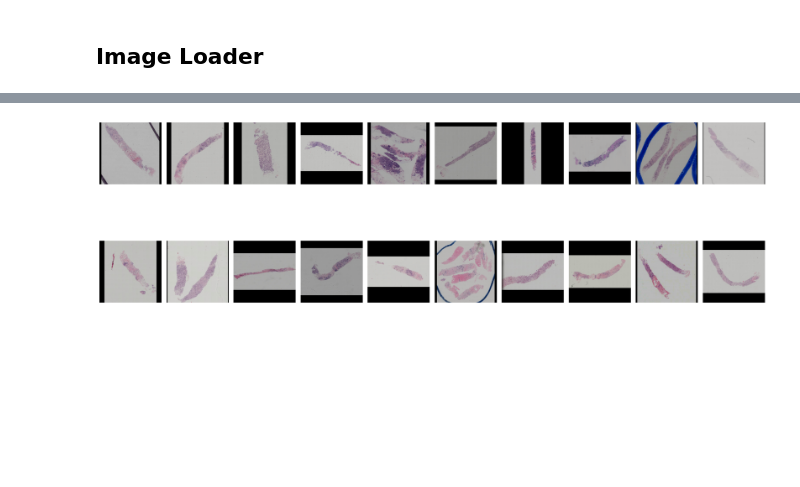
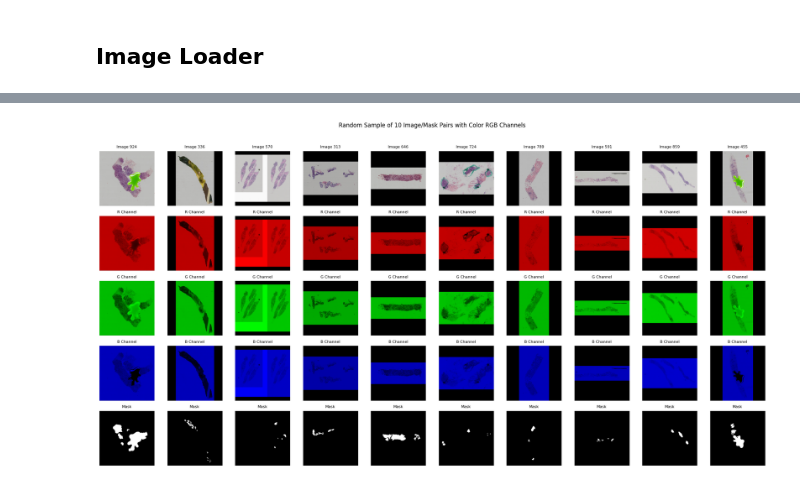
Before and after one commit to jonelrelucio/AN2DL-2025, a Jupyter notebook: challenge2/challenge2.ipynb, the cells around one changed output, grey strips where cells are left out. Drawn from its saved outputs; the diff is of its cells as text; code cells hidden in the pictures; blank space fills up the shorter version.

Commit message:
Plots RGB and mask channels

```diff
--- a/challenge2/challenge2.ipynb
+++ b/challenge2/challenge2.ipynb
@@ -125,13 +153,62 @@ Loaded 2824 images for training
 # %%
 # Number of images to display
-num_img = 20
+num_samples = 10
+random_indices = np.random.choice(len(train_images), size=num_samples, replace=False)
 
-fig, axes = plt.subplots(2, num_img//2, figsize=(20, 9))
-for i in range(num_img):
-    ax = axes[i%2, i%num_img//2]
-    ax.imshow(np.clip(train_images[i], 0, 1))
-    ax.axis('off')
+# 5 rows: Image, R, G, B, Mask
+fig, axes = plt.subplots(5, num_samples, figsize=(20, 10))
+
+for i, idx in enumerate(random_indices):
+    # Clip image and mask data once for plotting
+    img = np.clip(train_images[idx], 0, 1)
+    mask = np.clip(train_masks[idx], 0, 1)
+
+    # Create 3-channel visualizations for R, G, B
+
+    # Red Channel Visualization
+    color_r = np.zeros_like(img)
+    color_r[..., 0] = img[..., 0]
+
+    # Green Channel Visualization
+    color_g = np.zeros_like(img)
+    color_g[..., 1] = img[..., 1]
+
+    # Blue Channel Visualization
+    color_b = np.zeros_like(img)
+    color_b[..., 2] = img[..., 2]
+
+    # Row 0: Image (RGB)
+    ax_img = axes[0, i]
+    ax_img.imshow(img)
+    ax_img.set_title(f"Image {idx}", fontsize=8)
+    ax_img.axis('off')
+
+    # Row 1: Red Channel (Color representation)
+    ax_r = axes[1, i]
+    ax_r.imshow(color_r)
+    ax_r.set_title("R Channel", fontsize=8)
+    ax_r.axis('off')
+
+    # Row 2: Green Channel (Color representation)
+    ax_g = axes[2, i]
+    ax_g.imshow(color_g)
+    ax_g.set_title("G Channel", fontsize=8)
+    ax_g.axis('off')
+
+    # Row 3: Blue Channel (Color representation)
+    ax_b = axes[3, i]
+    ax_b.imshow(color_b)
+    ax_b.set_title("B Channel", fontsize=8)
+    ax_b.axis('off')
+
+    # Row 4: Corresponding Mask
+    ax_mask = axes[4, i]
+    ax_mask.imshow(mask)
+    ax_mask.set_title("Mask", fontsize=8)
+    ax_mask.axis('off')
+
+plt.suptitle(f"Random Sample of {num_samples} Image/Mask Pairs with Color RGB Channels", y=1.02)
 plt.tight_layout()
 plt.show()
 # %% [output]
-[figure, old version]
+[figure, new version]
```
Also changed, not shown: parts of 1 cell of this notebook, 1 other file.
